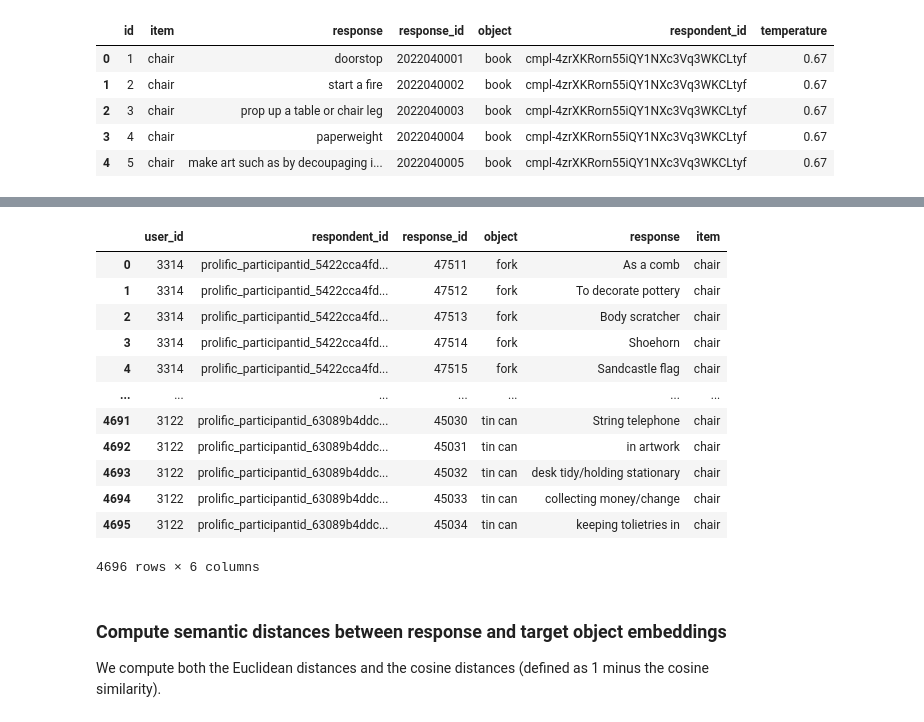
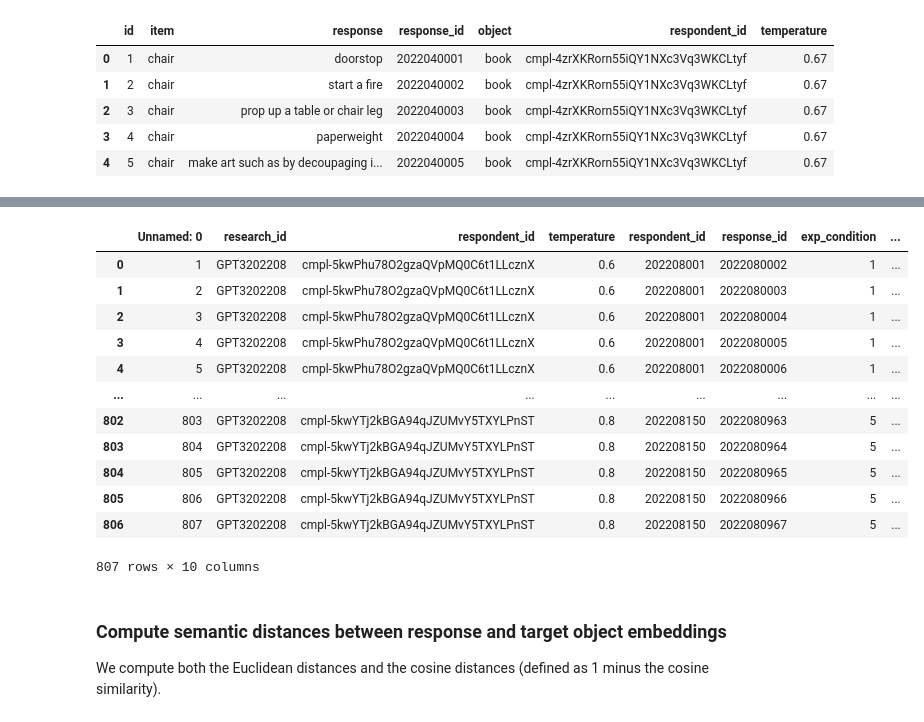
Before and after one commit to cstevenson-uva/creAI-gpt3, a Jupyter notebook: aut_examples_experiment/semdis/semdis_computations_spacy.ipynb, the cells around one changed output, grey strips where cells are left out. Saved outputs shown, nothing was run; the diff lists cells and outputs as text; code cells hidden in the pictures.

```diff
--- a/aut_examples_experiment/semdis/semdis_computations_spacy.ipynb
+++ b/aut_examples_experiment/semdis/semdis_computations_spacy.ipynb
@@ -32,8 +32,10 @@ pd.read_csv("aut_semdis_input.csv").head()
 | 3 | 4 | chair | paperweight | 2022040004 | book | cmpl-4zrXKRorn55iQY1NXc3Vq3WKCLtyf | 0.67 |
 | 4 | 5 | chair | make art such as by decoupaging i... | 2022040005 | book | cmpl-4zrXKRorn55iQY1NXc3Vq3WKCLtyf | 0.67 |
 # %%
-dat = pd.read_csv("human_aut_response.csv")
-dat#.groupby('user_id')[['participantnr']].value_counts('participantnr')
+#dat = pd.read_csv("human_aut_response.csv")
+input_file_name = "~/Documents/PythonEnvironments/Claire GPT-3 creativiteit dingen/creAI-gpt3/aut_examples_experiment/semdis/220830_gpt3_aut_examples_experiment_cleaned.csv"
+dat = pd.read_csv(input_file_name)
+#dat.groupby('user_id')[['participantnr']].value_counts('participantnr')
 #dat.groupby('user_id')[['participantnr','AUT-response_id']].value_counts('AUT-response_id')
 dat
 # %% [output]
@@ -53,24 +55,26 @@ dat
 # %%
 # rename columns to conform with pilot data
-dat = dat.rename(columns={"AUT-response_id":"response_id", "participantnr":"respondent_id"})
+#dat = dat.rename(columns={"AUT-response_id":"response_id", "participantnr":"respondent_id"})
+dat = dat.rename(columns={"gpt3_id":"respondent_id"})
 
-# add an 'item' column to conform with the pilot data (not sure what it should be.. does it matter?)
-dat['item'] = 'chair'
+if True: # add an 'item' column to conform with the pilot data (not sure what it should be.. does it matter?)
+    dat['item'] = 'chair'
+
 dat
 # %% [output]
-|  | user_id | respondent_id | response_id | object | response | item |
-| 0 | 3314 | prolific_participantid_5422cca4fd... | 47511 | fork | As a comb | chair |
-| 1 | 3314 | prolific_participantid_5422cca4fd... | 47512 | fork | To decorate pottery | chair |
-| 2 | 3314 | prolific_participantid_5422cca4fd... | 47513 | fork | Body scratcher | chair |
-| 3 | 3314 | prolific_participantid_5422cca4fd... | 47514 | fork | Shoehorn | chair |
-| 4 | 3314 | prolific_participantid_5422cca4fd... | 47515 | fork | Sandcastle flag | chair |
-| ... | ... | ... | ... | ... | ... | ... |
-| 4691 | 3122 | prolific_participantid_63089b4ddc... | 45030 | tin can | String telephone | chair |
-| 4692 | 3122 | prolific_participantid_63089b4ddc... | 45031 | tin can | in artwork | chair |
-| 4693 | 3122 | prolific_participantid_63089b4ddc... | 45032 | tin can | desk tidy/holding stationary | chair |
-| 4694 | 3122 | prolific_participantid_63089b4ddc... | 45033 | tin can | collecting money/change | chair |
-| 4695 | 3122 | prolific_participantid_63089b4ddc... | 45034 | tin can | keeping tolietries in | chair |
+|  | Unnamed: 0 | research_id | respondent_id | temperature | respondent_id | response_id | exp_condition | ... |
+| 0 | 1 | GPT3202208 | cmpl-5kwPhu78O2gzaQVpMQ0C6t1LLcznX | 0.6 | 202208001 | 2022080002 | 1 | ... |
+| 1 | 2 | GPT3202208 | cmpl-5kwPhu78O2gzaQVpMQ0C6t1LLcznX | 0.6 | 202208001 | 2022080003 | 1 | ... |
+| 2 | 3 | GPT3202208 | cmpl-5kwPhu78O2gzaQVpMQ0C6t1LLcznX | 0.6 | 202208001 | 2022080004 | 1 | ... |
+| 3 | 4 | GPT3202208 | cmpl-5kwPhu78O2gzaQVpMQ0C6t1LLcznX | 0.6 | 202208001 | 2022080005 | 1 | ... |
+| 4 | 5 | GPT3202208 | cmpl-5kwPhu78O2gzaQVpMQ0C6t1LLcznX | 0.6 | 202208001 | 2022080006 | 1 | ... |
+| ... | ... | ... | ... | ... | ... | ... | ... | ... |
+| 802 | 803 | GPT3202208 | cmpl-5kwYTj2kBGA94qJZUMvY5TXYLPnST | 0.8 | 202208150 | 2022080963 | 5 | ... |
+| 803 | 804 | GPT3202208 | cmpl-5kwYTj2kBGA94qJZUMvY5TXYLPnST | 0.8 | 202208150 | 2022080964 | 5 | ... |
+| 804 | 805 | GPT3202208 | cmpl-5kwYTj2kBGA94qJZUMvY5TXYLPnST | 0.8 | 202208150 | 2022080965 | 5 | ... |
+| 805 | 806 | GPT3202208 | cmpl-5kwYTj2kBGA94qJZUMvY5TXYLPnST | 0.8 | 202208150 | 2022080966 | 5 | ... |
+| 806 | 807 | GPT3202208 | cmpl-5kwYTj2kBGA94qJZUMvY5TXYLPnST | 0.8 | 202208150 | 2022080967 | 5 | ... |
-4696 rows × 6 columns
+807 rows × 10 columns
 # %% [markdown]
 ### Compute semantic distances between response and target object embeddings
 
```
Also changed, not shown: parts of 14 cells of this notebook, 2 other files.
